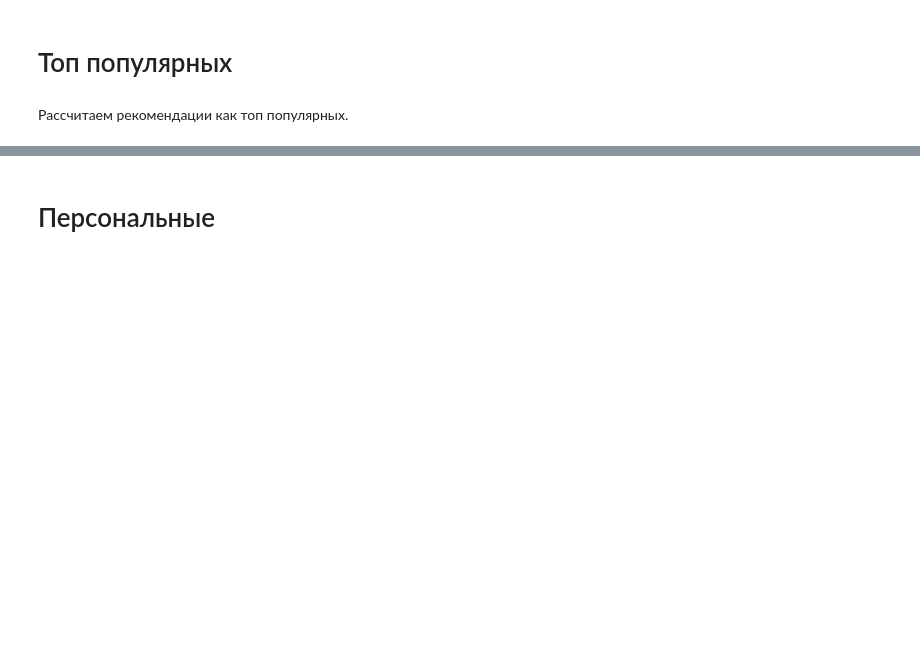
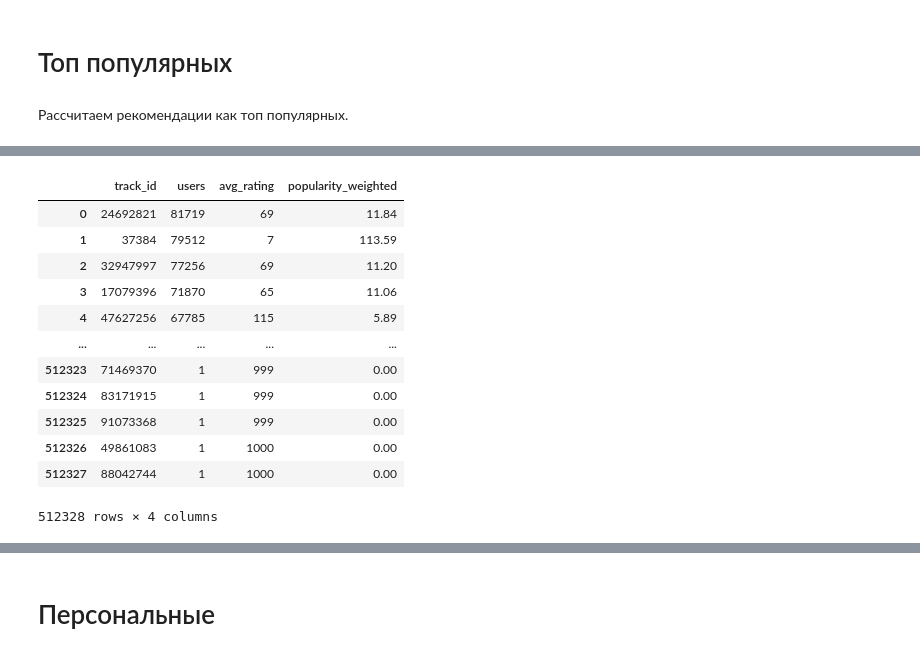
Before and after one commit to marsel171/mle-project-sprint-4, a Jupyter notebook: recommendations.ipynb, the cells around one changed output, grey strips where cells are left out. Saved outputs shown, nothing was run; the diff lists cells and outputs as text; code cells hidden in the pictures; blank space fills up the shorter version.

```diff
--- a/recommendations.ipynb
+++ b/recommendations.ipynb
@@ -1082,0 +1092,20 @@ print(len(events_test["user_id"].drop_duplicates()))
+# %%
+# добавим взвешенную популярность как отношение кол-ва пользователей к рейтингу, поделим еще на 100
+item_popularity["popularity_weighted"] = (item_popularity["users"] / item_popularity["avg_rating"])/100
+item_popularity["avg_rating"] = item_popularity["avg_rating"].astype(int)
+item_popularity["popularity_weighted"] = item_popularity["popularity_weighted"].apply(lambda x: round(x,2))
+item_popularity
+# %% [output]
+|  | track_id | users | avg_rating | popularity_weighted |
+| 0 | 24692821 | 81719 | 69 | 11.84 |
+| 1 | 37384 | 79512 | 7 | 113.59 |
+| 2 | 32947997 | 77256 | 69 | 11.20 |
+| 3 | 17079396 | 71870 | 65 | 11.06 |
+| 4 | 47627256 | 67785 | 115 | 5.89 |
+| ... | ... | ... | ... | ... |
+| 512323 | 71469370 | 1 | 999 | 0.00 |
+| 512324 | 83171915 | 1 | 999 | 0.00 |
+| 512325 | 91073368 | 1 | 999 | 0.00 |
+| 512326 | 49861083 | 1 | 1000 | 0.00 |
+| 512327 | 88042744 | 1 | 1000 | 0.00 |
+512328 rows × 4 columns
```
Also changed, not shown: parts of 11 cells of this notebook.
